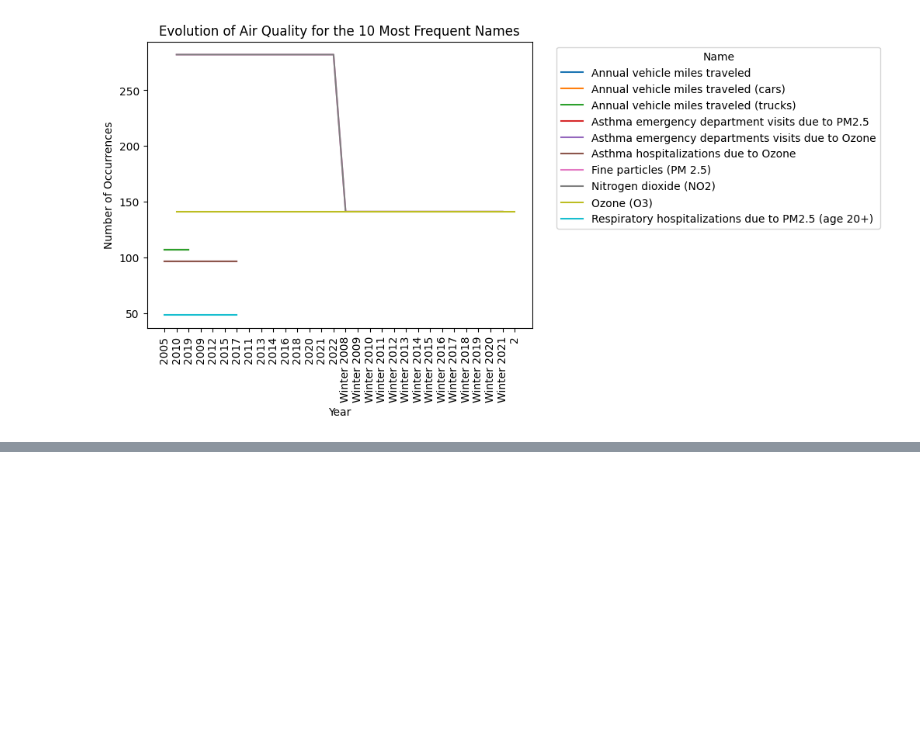
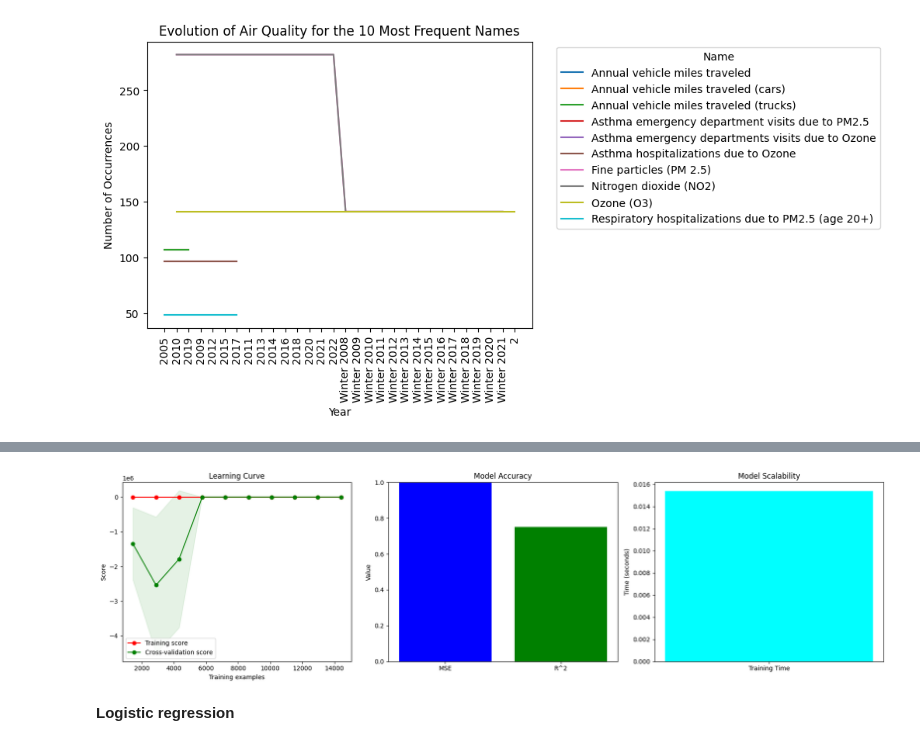
Before and after one commit to Laureoby/Air_Quality_dataset, a Jupyter notebook: Air_Quality_dataset.ipynb, the cells around one changed output, grey strips where cells are left out. Drawn from its saved outputs; the diff is of its cells as text; code cells hidden in the pictures; blank space fills up the shorter version.

```diff
--- a/Air_Quality_dataset.ipynb
+++ b/Air_Quality_dataset.ipynb
@@ -291,0 +559,57 @@ plt.show()
+# %%
+X = data.drop('Name', axis=1)
+y = data['Name']
+# %%
+from sklearn.linear_model import LinearRegression
+from sklearn.model_selection import train_test_split, learning_curve
+from sklearn.metrics import mean_squared_error, r2_score
+from time import time
+
+# Créer et entraîner le modèle LinearRegression
+model = LinearRegression()
+start_time = time()
+model.fit(X_train, y_train)
+training_time = time() - start_time
+
+# Prédictions et évaluation
+y_pred = model.predict(X_test)
+mse = mean_squared_error(y_test, y_pred)
+r2 = r2_score(y_test, y_pred)
+
+# Génération de la courbe d'apprentissage
+train_sizes, train_scores, test_scores = learning_curve(model, X, y, train_sizes=np.linspace(0.1, 1.0, 10), cv=5)
+train_scores_mean = np.mean(train_scores, axis=1)
+train_scores_std = np.std(train_scores, axis=1)
+test_scores_mean = np.mean(test_scores, axis=1)
+test_scores_std = np.std(test_scores, axis=1)
+
+# Création des subplots
+fig, axes = plt.subplots(1, 3, figsize=(18, 5))  # Trois figures alignées horizontalement
+
+# Courbe d'apprentissage
+axes[0].fill_between(train_sizes, train_scores_mean - train_scores_std,
+                     train_scores_mean + train_scores_std, alpha=0.1, color="r")
+axes[0].fill_between(train_sizes, test_scores_mean - test_scores_std,
+                     test_scores_mean + test_scores_std, alpha=0.1, color="g")
+axes[0].plot(train_sizes, train_scores_mean, 'o-', color="r", label="Training score")
+axes[0].plot(train_sizes, test_scores_mean, 'o-', color="g", label="Cross-validation score")
+axes[0].set_title("Learning Curve")
+axes[0].set_xlabel("Training examples")
+axes[0].set_ylabel("Score")
+axes[0].legend(loc="best")
+
+# Précision du modèle
+axes[1].bar(['MSE', 'R^2'], [mse, r2], color=['blue', 'green'])
+axes[1].set_title("Model Accuracy")
+axes[1].set_ylim(0, 1 if r2 <= 1 else r2 + 0.1)
+axes[1].set_ylabel("Value")
+
+# Scalabilité
+axes[2].bar(['Training Time'], [training_time], color='cyan')
+axes[2].set_title("Model Scalability")
+axes[2].set_ylabel("Time (seconds)")
+
+plt.tight_layout()
+plt.show()
+# %% [output]
+[figure, added]
@@ -291,0 +703,2 @@ plt.show()
+# %% [markdown]
+**Logistic regression**
```
Also changed, not shown: parts of 44 cells of this notebook.
